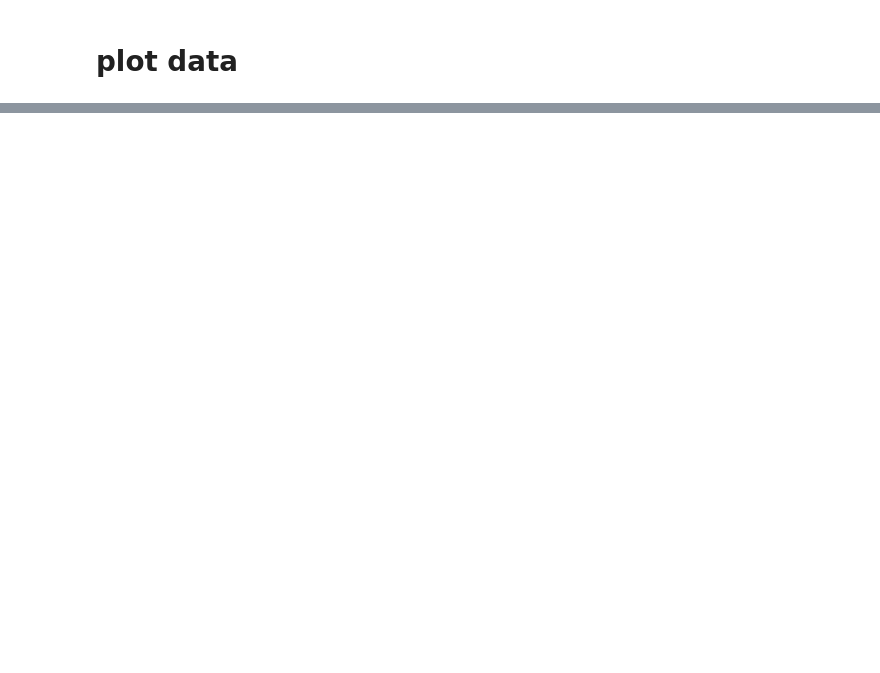
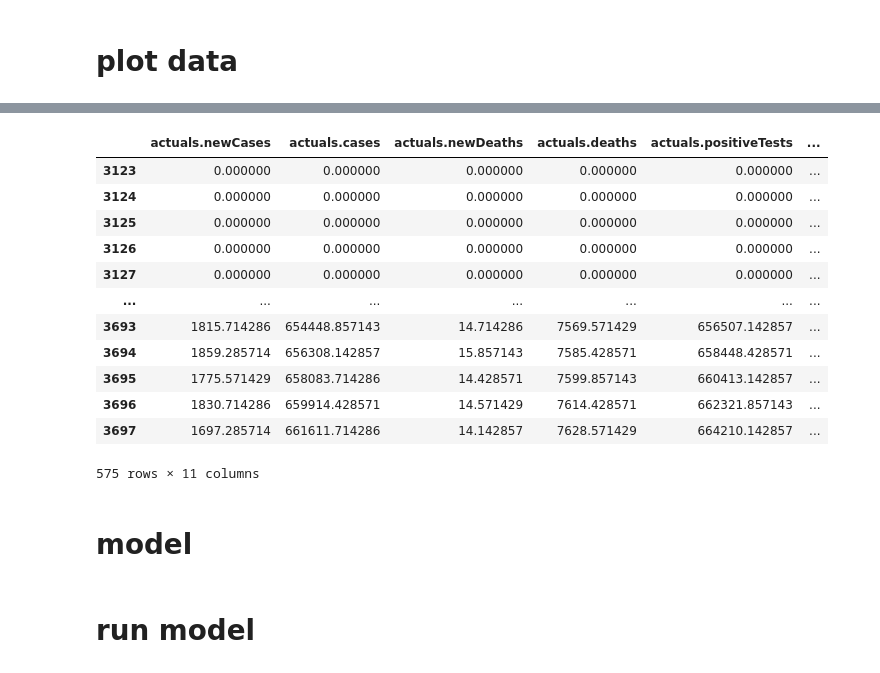
Before and after one commit to troncosoae/tareas-ctrl-intel, a Jupyter notebook: t5/t5_main.ipynb, the cells around one changed output, grey strips where cells are left out. Saved outputs shown, nothing was run; the diff lists cells and outputs as text; code cells hidden in the pictures; blank space fills up the shorter version.

```diff
--- a/t5/t5_main.ipynb
+++ b/t5/t5_main.ipynb
@@ -80,0 +77,49 @@ data.plot(x='date', y='actuals.newCases')
+# %%
+keys = [
+    'actuals.newCases',
+    'actuals.cases',
+    'actuals.newDeaths',
+    'actuals.deaths',
+    'actuals.positiveTests',
+    'actuals.negativeTests',
+    'actuals.vaccinesDistributed',
+    'actuals.vaccinationsInitiated',
+    'actuals.vaccinationsCompleted',
+    'metrics.testPositivityRatio',
+    'metrics.infectionRate',
+#     'riskLevels.caseDensity',
+#     'cdcTransmissionLevel'
+]
+# get certain cols
+data = data[keys]
+data_test = data_test[keys]
+# avg last n days
+n_days = 7
+data = data.rolling(n_days).sum()/n_days
+# replace nans for 0s
+data = data.fillna(0)
+data_test = data_test.fillna(0)
+# normalize
+data_mean = data.mean()
+data_std = data.std()
+data_std['actuals.newCases'] = data_std['actuals.newCases']*0.05
+data_norm = (data-data_mean)/data_std
+
+data_columns = data_norm.columns
+torch_data = torch.tensor(data_norm.values)
+# %%
+data
+# %% [output]
+|  | actuals.newCases | actuals.cases | actuals.newDeaths | actuals.deaths | actuals.positiveTests | ... |
+| 3123 | 0.000000 | 0.000000 | 0.000000 | 0.000000 | 0.000000 | ... |
+| 3124 | 0.000000 | 0.000000 | 0.000000 | 0.000000 | 0.000000 | ... |
+| 3125 | 0.000000 | 0.000000 | 0.000000 | 0.000000 | 0.000000 | ... |
+| 3126 | 0.000000 | 0.000000 | 0.000000 | 0.000000 | 0.000000 | ... |
+| 3127 | 0.000000 | 0.000000 | 0.000000 | 0.000000 | 0.000000 | ... |
+| ... | ... | ... | ... | ... | ... | ... |
+| 3693 | 1815.714286 | 654448.857143 | 14.714286 | 7569.571429 | 656507.142857 | ... |
+| 3694 | 1859.285714 | 656308.142857 | 15.857143 | 7585.428571 | 658448.428571 | ... |
+| 3695 | 1775.571429 | 658083.714286 | 14.428571 | 7599.857143 | 660413.142857 | ... |
+| 3696 | 1830.714286 | 659914.428571 | 14.571429 | 7614.428571 | 662321.857143 | ... |
+| 3697 | 1697.285714 | 661611.714286 | 14.142857 | 7628.571429 | 664210.142857 | ... |
+575 rows × 11 columns
@@ -80,0 +139,2 @@ data.plot(x='date', y='actuals.newCases')
+# %% [markdown]
+# model
@@ -80,0 +158,2 @@ data.plot(x='date', y='actuals.newCases')
+# %% [markdown]
+# run model
```
Also changed, not shown: parts of 31 cells of this notebook, 1 other file.
